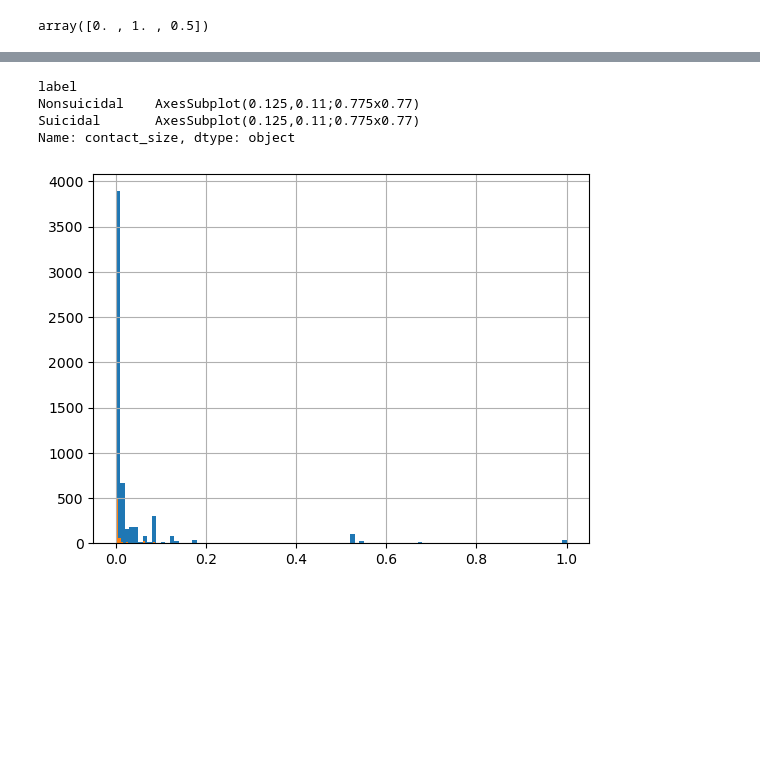
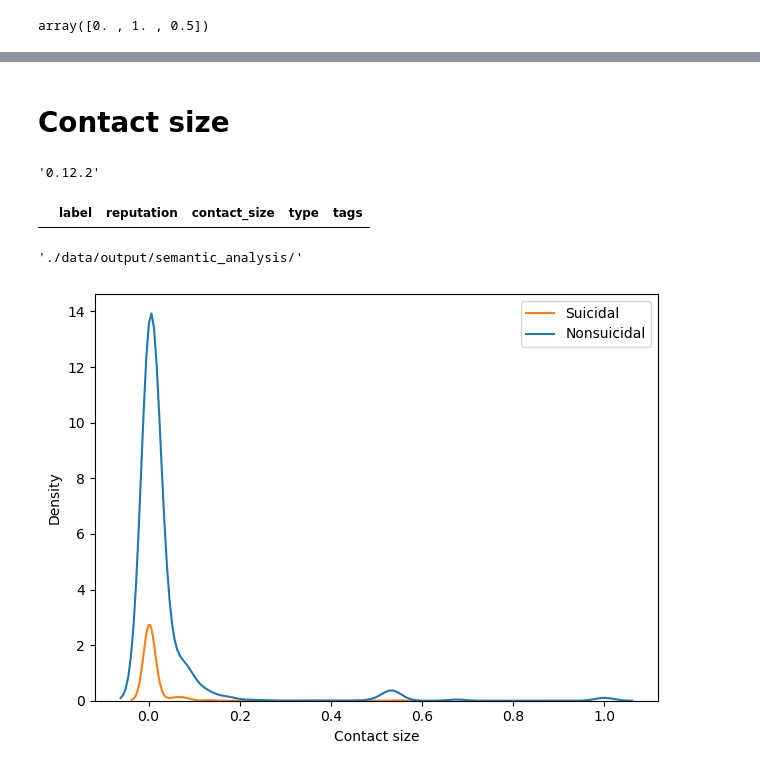
Before and after one commit to danielmlow/rallypoint_suicide_detection, a Jupyter notebook: metadata_stats.ipynb, the cells around one changed output, grey strips where cells are left out. Saved outputs shown, nothing was run; the diff lists cells and outputs as text; code cells hidden in the pictures; blank space fills up the shorter version.

Commit message:
metadata analysis

```diff
--- a/metadata_stats.ipynb
+++ b/metadata_stats.ipynb
@@ -85,16 +172,36 @@ Name: type, dtype: float64
+# %% [markdown]
+# Contact size
+# %%
+import seaborn as sns
+sns.__version__
+# %% [output]
+'0.12.2'
+# %%
+train_stb
+# %% [output]
+|  | label | reputation | contact_size | type | tags |
+# %%
+output_dir
+# %% [output]
+'./data/output/semantic_analysis/'
 # %%
 type_map = {0: 'comment',
             0.5: 'question',
             1: 'status update'}
 
 
-train_metadata.groupby('label')['contact_size'].hist(bins=100)
+
+sns.kdeplot(data=train_metadata, hue='label', x='contact_size')
+
+plt.legend(title=None, labels = ['Suicidal', 'Nonsuicidal'])
+plt.xlabel('Contact size')
+plt.tight_layout()
+
+plt.savefig('./data/output/density_contact_size.png', dpi=150)
+
+plt.show()
 # type_stats = train_metadata.groupby('label')['type'].value_counts(normalize=True)
 # type_stats
 # display(train_metadata.groupby('label')['type'].value_counts(normalize=True))
 # %% [output]
-label
-Nonsuicidal    AxesSubplot(0.125,0.11;0.775x0.77)
-Suicidal       AxesSubplot(0.125,0.11;0.775x0.77)
-Name: contact_size, dtype: object
-[figure, old version]
+[figure, new version]
```
Also changed, not shown: parts of 11 cells of this notebook, 2 other files.
